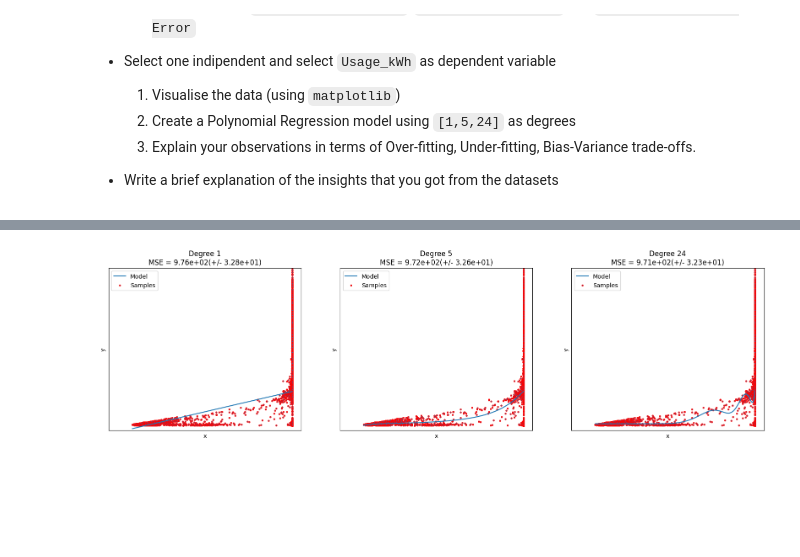
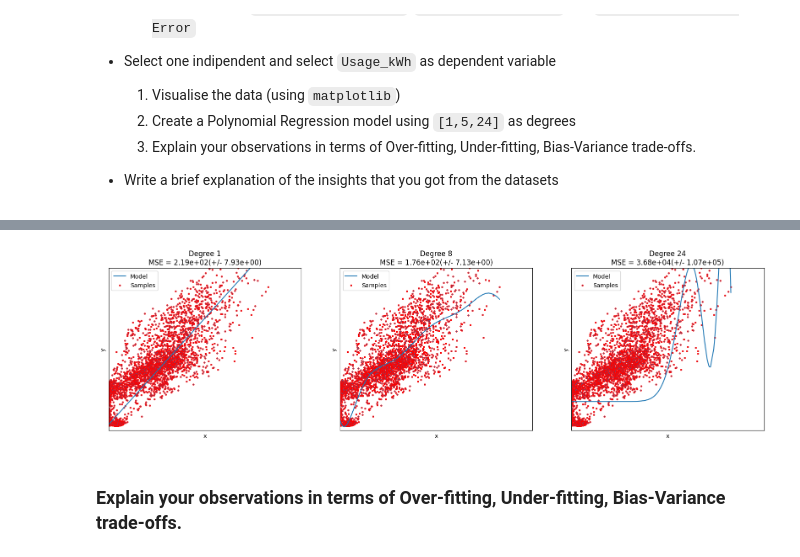
Before and after one commit to Luzinsan/ML_learn, a Jupyter notebook: ML/Innopolis/material/1 semester/Machine Learning/Labs/lab2/Lab-2.ipynb, the cells around one changed output, grey strips where cells are left out. Saved outputs shown, nothing was run; the diff lists cells and outputs as text; code cells hidden in the pictures; blank space fills up the shorter version.

```diff
--- a/ML/Innopolis/material/1 semester/Machine Learning/Labs/lab2/Lab-2.ipynb
+++ b/ML/Innopolis/material/1 semester/Machine Learning/Labs/lab2/Lab-2.ipynb
@@ -413,0 +404,4 @@ fig.write_html('scatter_matrix_steel_industry.html')
+# %%
+# independent_var = 'Leading_Current_Power_Factor'
+independent_var = 'Lagging_Current_Reactive.Power_kVarh'
+# independent_var = 'CO2(tCO2)'
@@ -423,32 +420,34 @@ plt.show()
 # %%
-degrees = [1, 5, 24]
+degrees = [1, 8, 24]
 
 
 plt.figure(figsize=(20, 5))
 for i in range(len(degrees)):
     ax = plt.subplot(1, len(degrees), i + 1)
     plt.setp(ax, xticks=(), yticks=())
 
     polynomial_features = PolynomialFeatures(degree=degrees[i])
     linear_regression = LinearRegression()
     pipeline = Pipeline([("polynomial_features", polynomial_features),
                          ("linear_regression", linear_regression)])
-    pipeline.fit(X_train[[indipendent_var]], y_train.to_frame())
+    pipeline.fit(X_train[[independent_var]], y_train.to_frame())
 
     # Evaluate the models using crossvalidation
-    scores = cross_val_score(pipeline, X_train.loc[:, [indipendent_var]], y_train.to_frame(),
+    scores = cross_val_score(pipeline, X_train.loc[:, [independent_var]], y_train.to_frame(),
                              scoring="neg_mean_squared_error", cv=10)
-    X = X_test[indipendent_var].sort_values().to_frame()
+    X = X_test[independent_var].sort_values().to_frame()
     plt.plot(X,
              pipeline.predict(X), label="Model")
-    plt.scatter(X_test[indipendent_var], y_test, edgecolor='r', s=5, label="Samples")
+    plt.scatter(X_test[independent_var], y_test, edgecolor='r', s=5, label="Samples")
     plt.xlabel("x")
     plt.ylabel("y")
     plt.xlim((0, 105))
     plt.ylim((-2, 145))
     plt.legend(loc="best")
     plt.title("Degree {}\nMSE = {:.2e}(+/- {:.2e})".format(
         degrees[i], -scores.mean(), scores.std()))
 plt.show()
 # %% [output]
-[figure, old version]
+[figure, new version]
+# %% [markdown]
+### Explain your observations in terms of Over-fitting, Under-fitting, Bias-Variance trade-offs.
```
Also changed, not shown: parts of 21 cells of this notebook, 23 other files.
